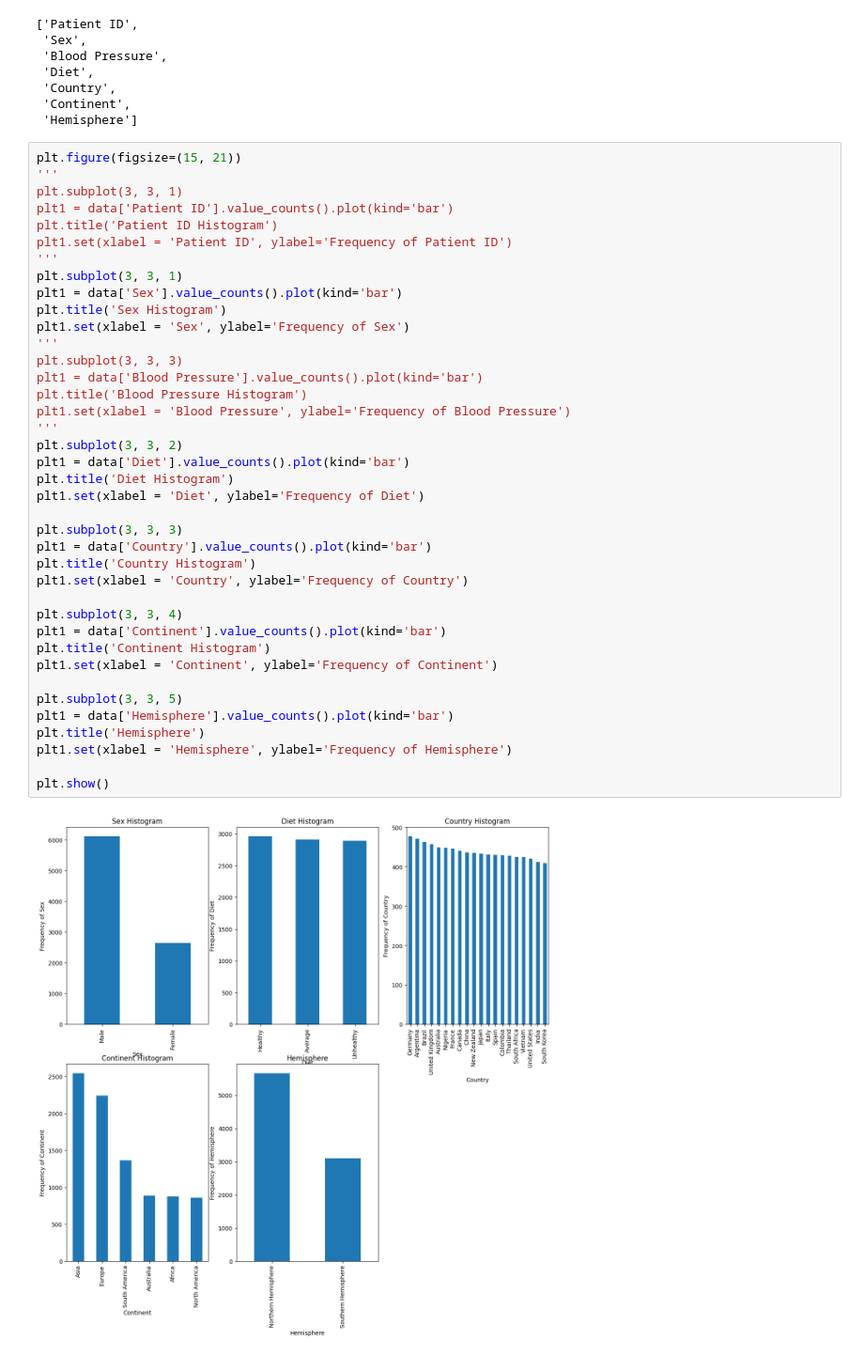
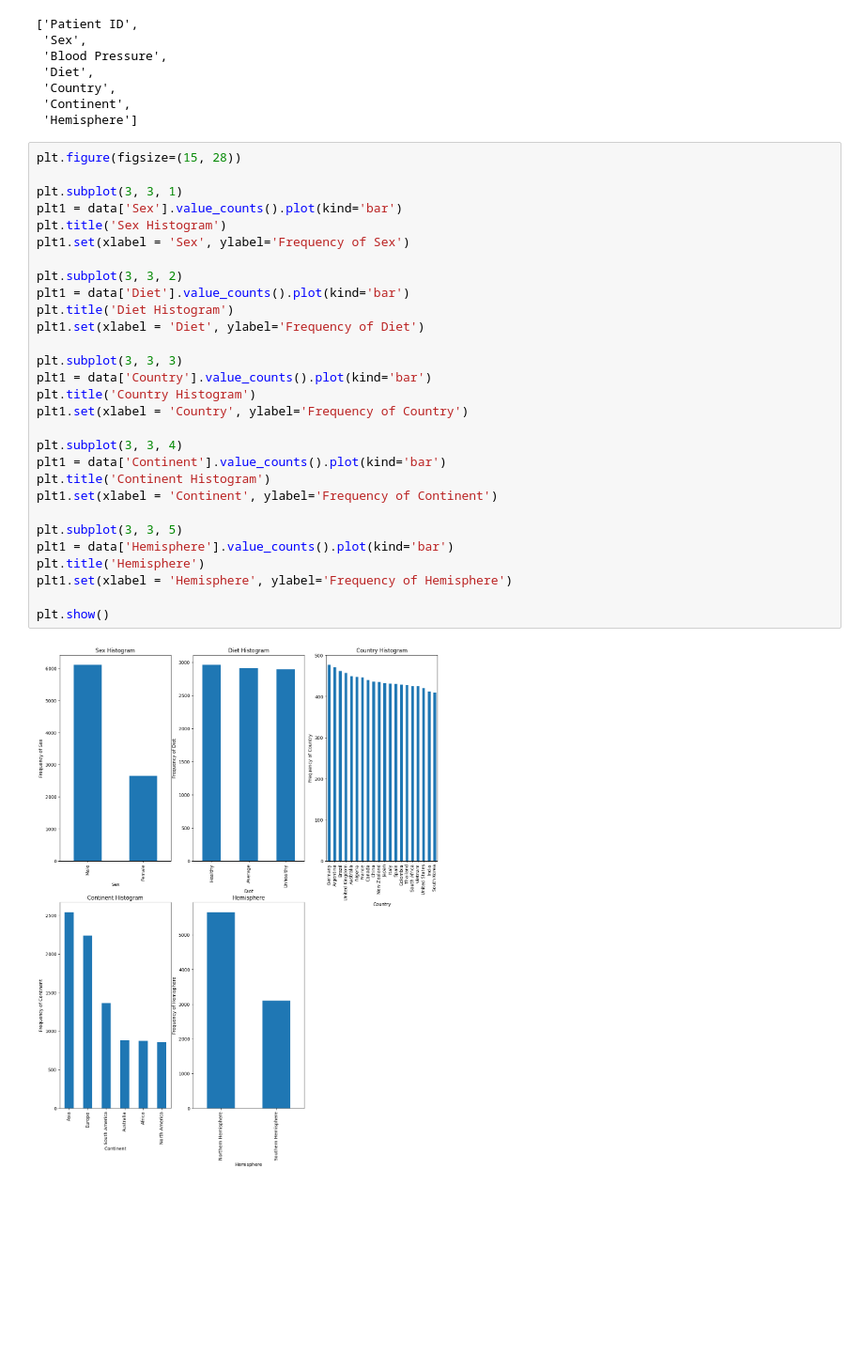
Before and after one commit to Akila-Prabath/Heart-Attack-Predictor, a Jupyter notebook: notebooks/FC212006_Akila/dataset.ipynb, the cells around one changed output. Shown at 94% size. Saved outputs shown, nothing was run; the diff lists cells and outputs as text; blank space fills up the shorter version.

```diff
--- a/notebooks/FC212006_Akila/dataset.ipynb
+++ b/notebooks/FC212006_Akila/dataset.ipynb
@@ -126,43 +126,33 @@ categorical_features
  'Continent',
  'Hemisphere']
 # %%
-plt.figure(figsize=(15, 21))
-'''
-plt.subplot(3, 3, 1)
-plt1 = data['Patient ID'].value_counts().plot(kind='bar')
-plt.title('Patient ID Histogram')
-plt1.set(xlabel = 'Patient ID', ylabel='Frequency of Patient ID')
-'''
+plt.figure(figsize=(15, 28))
+
 plt.subplot(3, 3, 1)
 plt1 = data['Sex'].value_counts().plot(kind='bar')
 plt.title('Sex Histogram')
 plt1.set(xlabel = 'Sex', ylabel='Frequency of Sex')
-'''
-plt.subplot(3, 3, 3)
-plt1 = data['Blood Pressure'].value_counts().plot(kind='bar')
-plt.title('Blood Pressure Histogram')
-plt1.set(xlabel = 'Blood Pressure', ylabel='Frequency of Blood Pressure')
-'''
+
 plt.subplot(3, 3, 2)
 plt1 = data['Diet'].value_counts().plot(kind='bar')
 plt.title('Diet Histogram')
 plt1.set(xlabel = 'Diet', ylabel='Frequency of Diet')
 
 plt.subplot(3, 3, 3)
 plt1 = data['Country'].value_counts().plot(kind='bar')
 plt.title('Country Histogram')
 plt1.set(xlabel = 'Country', ylabel='Frequency of Country')
 
 plt.subplot(3, 3, 4)
 plt1 = data['Continent'].value_counts().plot(kind='bar')
 plt.title('Continent Histogram')
 plt1.set(xlabel = 'Continent', ylabel='Frequency of Continent')
 
 plt.subplot(3, 3, 5)
 plt1 = data['Hemisphere'].value_counts().plot(kind='bar')
 plt.title('Hemisphere')
 plt1.set(xlabel = 'Hemisphere', ylabel='Frequency of Hemisphere')
 
 plt.show()
 # %% [output]
-[figure, old version]
+[figure, new version]
```
Also changed, not shown: parts of 5 cells of this notebook.
